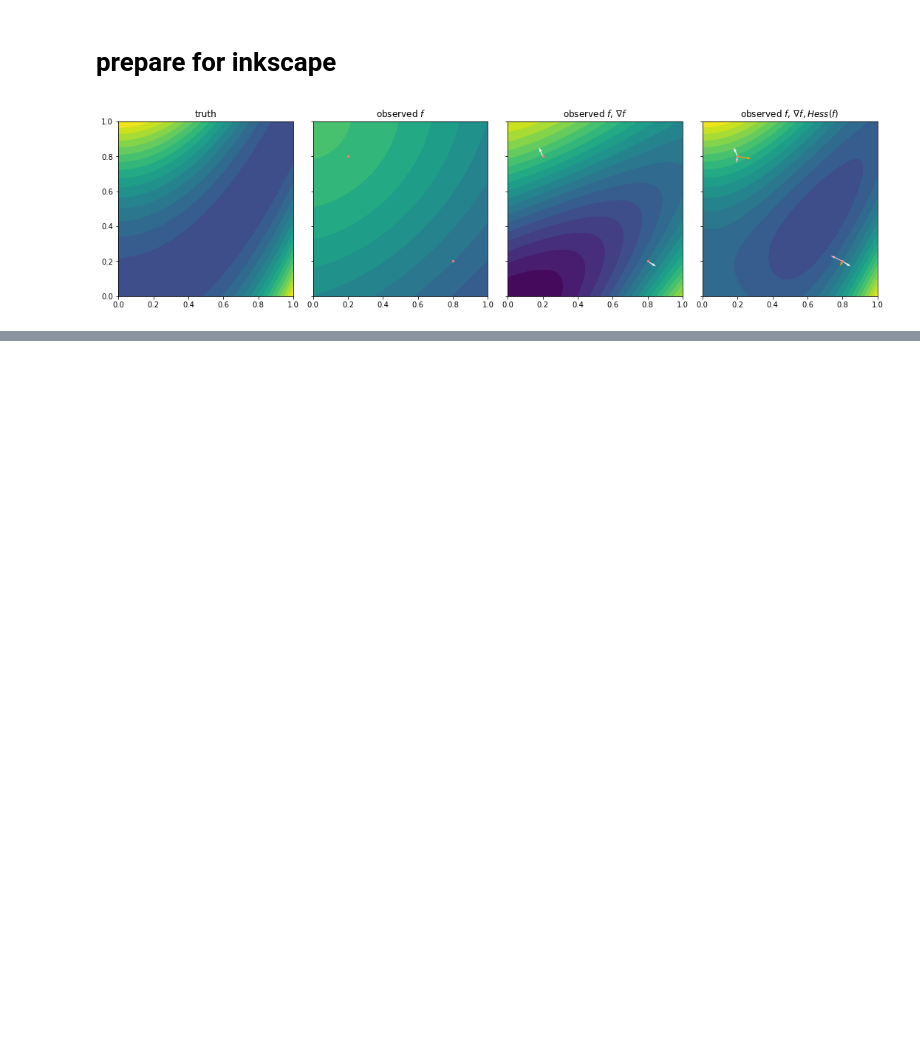
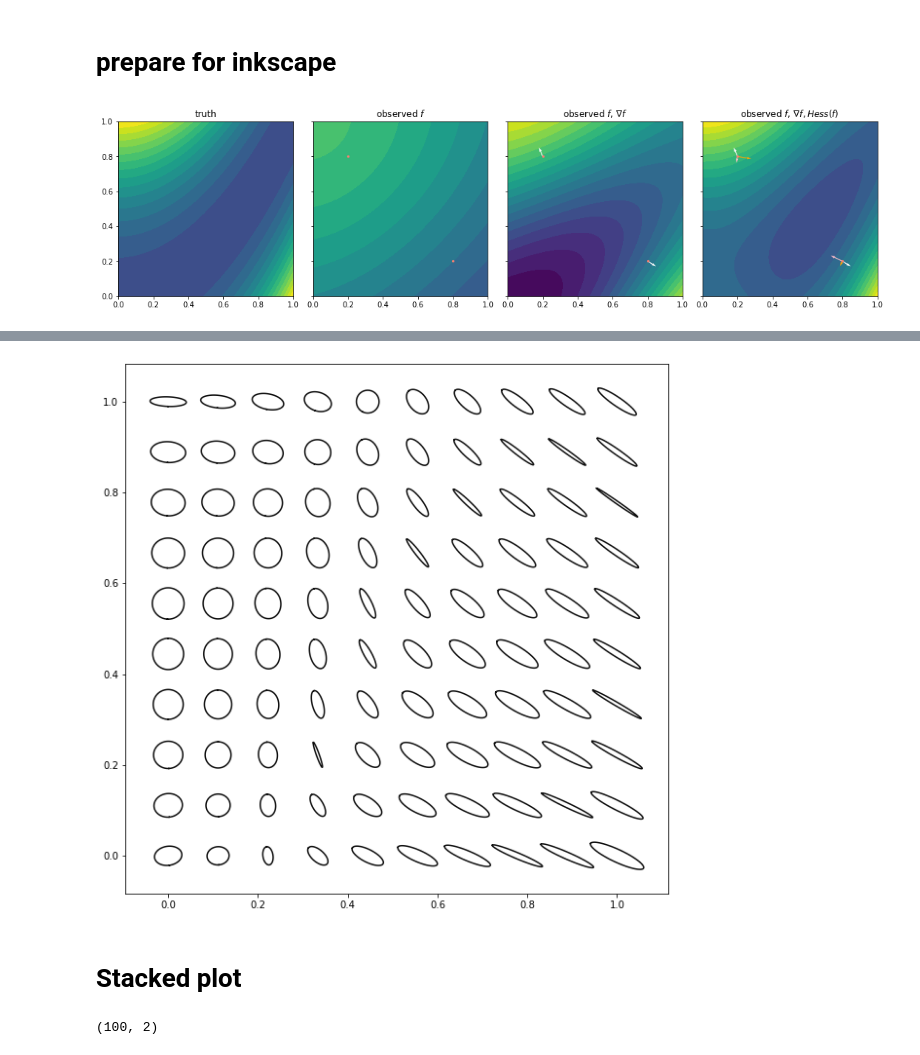
Before and after one commit to niklasschmitz/ad-kernels, a Jupyter notebook: pde/hessian_plot.ipynb, the cells around one changed output, grey strips where cells are left out. Drawn from its saved outputs; the diff is of its cells as text; code cells hidden in the pictures; blank space fills up the shorter version.

```diff
--- a/pde/hessian_plot.ipynb
+++ b/pde/hessian_plot.ipynb
@@ -99,0 +128,29 @@ fig.savefig("hessian-twopoints-contourf.pdf")
+# %%
+h = jax.vmap(jax.hessian(f_sol))(xtest2)
+eigvals, eigvecs = jax.vmap(jnp.linalg.eigh)(h)
+λ1, v1 = eigvals[:,0], eigvecs[:,0]
+λ2, v2 = eigvals[:,1], eigvecs[:,1]
+scale = lambda λ, v: v * (jnp.sqrt(jnp.abs(λ)) * jnp.sign(λ))
+scaled1 = jax.vmap(scale)(λ1, v1)
+scaled2 = jax.vmap(scale)(λ2, v2)
+def ellipse(vec1, vec2):
+    theta = jnp.linspace(0, 2*jnp.pi, 100)
+    return jax.vmap(lambda t: jnp.sin(t)*vec1 + jnp.cos(t)*vec2)(theta)
+ells = jax.vmap(ellipse)(scaled1, scaled2)*0.002
+fig, ax = plt.subplots(figsize=(10,10))
+# ax.quiver(*xtest2.T, *scaled1.T, width=0.005, color='orange', alpha=0.95)
+# ax.quiver(*xtest2.T, *scaled2.T, width=0.005, color='pink', alpha=0.95)
+for (xi, ell) in zip(xtest2, ells):
+    ell = ell + xi
+    ax.plot(*ell.T, color="black", alpha=0.95)
+fig.savefig("TOC_hessian_ellipses.pdf")
+# %% [output]
+[figure, added]
+# %% [markdown]
+# Stacked plot
+# %%
+
+grads = jax.vmap(jax.grad(f_sol))(xtest2)
+grads.shape
+# %% [output]
+(100, 2)
```
Also changed, not shown: parts of 10 cells of this notebook, 7 other files.
